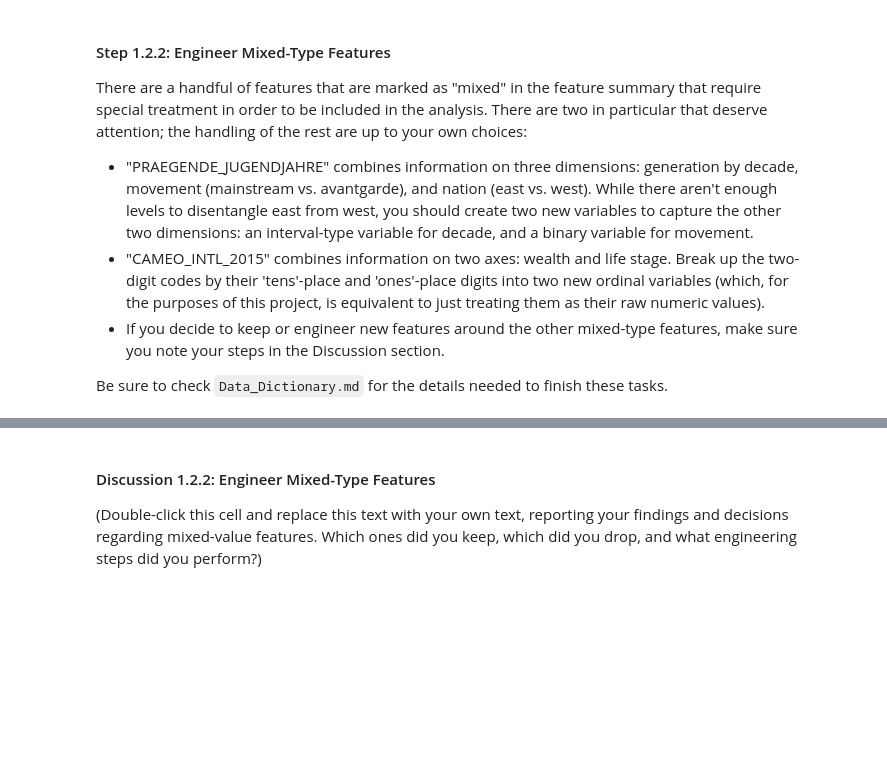
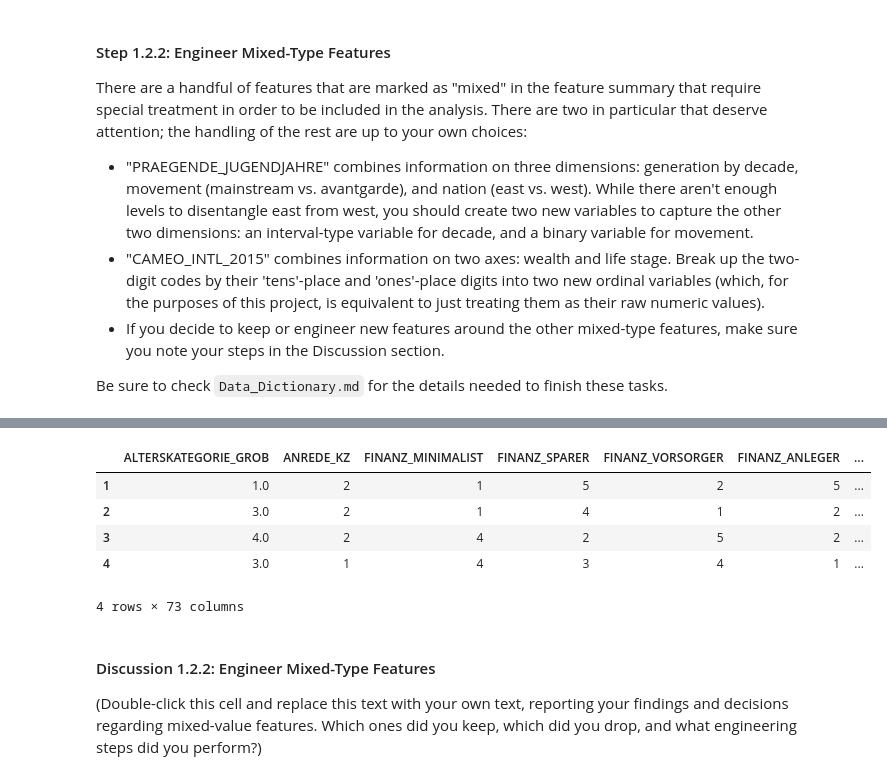
Before and after one commit to noreenwu/customer-segments, a Jupyter notebook: Identify_Customer_Segments.ipynb, the cells around one changed output, grey strips where cells are left out. Cells and saved outputs as stored; diff of their text form; code cells hidden in the pictures; blank space fills up the shorter version.

Commit message:
feat: mixed-type features split into separate columns

```diff
--- a/Identify_Customer_Segments.ipynb
+++ b/Identify_Customer_Segments.ipynb
@@ -908,0 +1072,8 @@ Be sure to check `Data_Dictionary.md` for the details needed to finish these tas
+# %%
+def label_life_stage(row):
+    if isinstance(row['CAMEO_INTL_2015'], str):
+        return row['CAMEO_INTL_2015'][1]
+
+    return np.nan
+# %%
+df['cameo_econ_stage'] = df.apply(lambda x: label_econ(x), axis=1)
@@ -908,0 +1094,2 @@ Be sure to check `Data_Dictionary.md` for the details needed to finish these tas
+# %%
+df['cameo_life_stage'] = df.apply(lambda x: label_life_stage(x), axis=1)
@@ -909,3 +1110,17 @@ Be sure to check `Data_Dictionary.md` for the details needed to finish these tas
+# %%
+# drop original columns
+
+mixed_cols=['PRAEGENDE_JUGENDJAHRE', 'CAMEO_INTL_2015']
+df.drop(columns=mixed_cols, inplace=True)
+# %%
+df.head(4)
+# %% [output]
+|  | ALTERSKATEGORIE_GROB | ANREDE_KZ | FINANZ_MINIMALIST | FINANZ_SPARER | FINANZ_VORSORGER | FINANZ_ANLEGER | ... |
+| 1 | 1.0 | 2 | 1 | 5 | 2 | 5 | ... |
+| 2 | 3.0 | 2 | 1 | 4 | 1 | 2 | ... |
+| 3 | 4.0 | 2 | 4 | 2 | 5 | 2 | ... |
+| 4 | 3.0 | 1 | 4 | 3 | 4 | 1 | ... |
+4 rows × 73 columns
 # %% [markdown]
 #### Discussion 1.2.2: Engineer Mixed-Type Features
 
```
Also changed, not shown: parts of 25 cells of this notebook, 1 other file.
